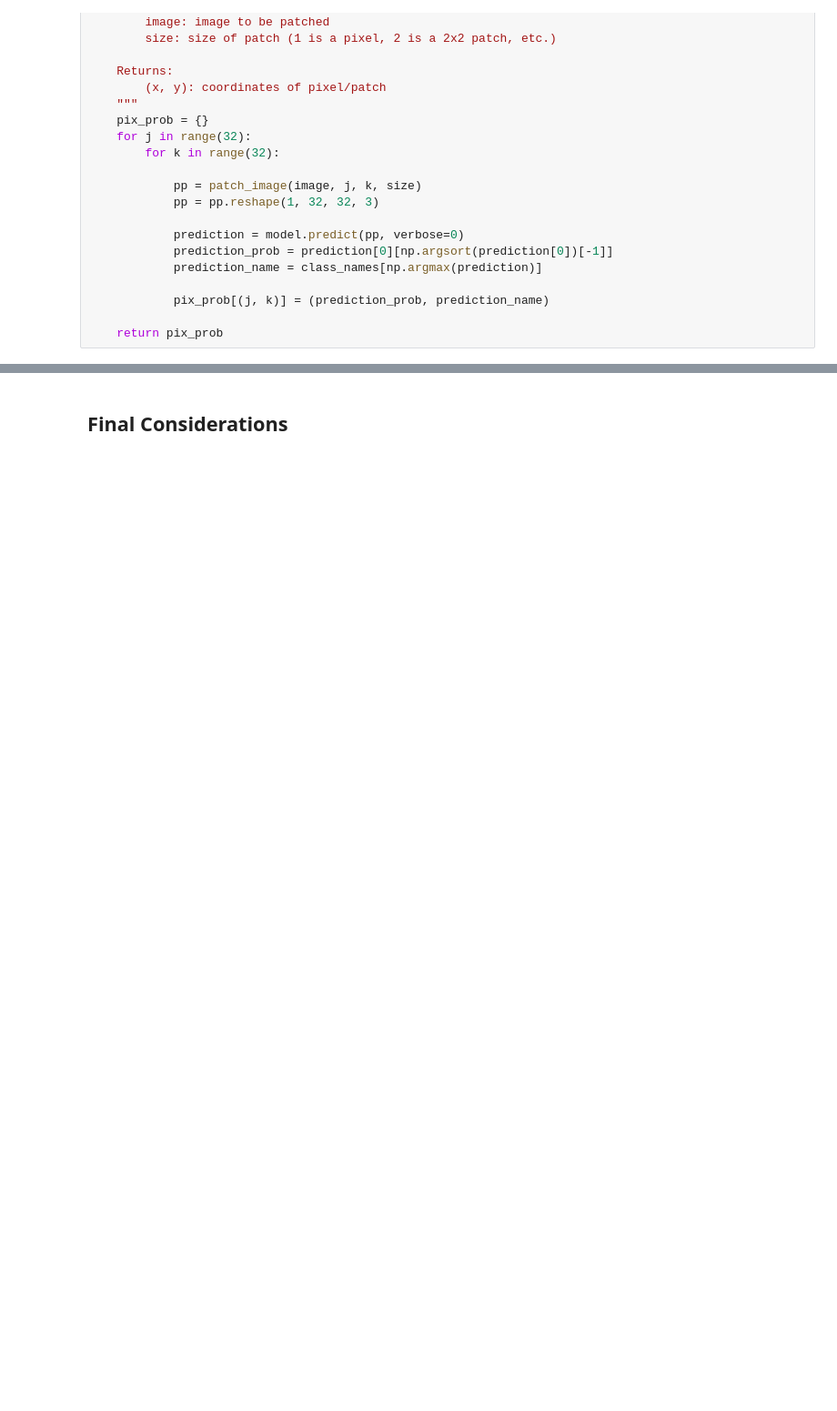
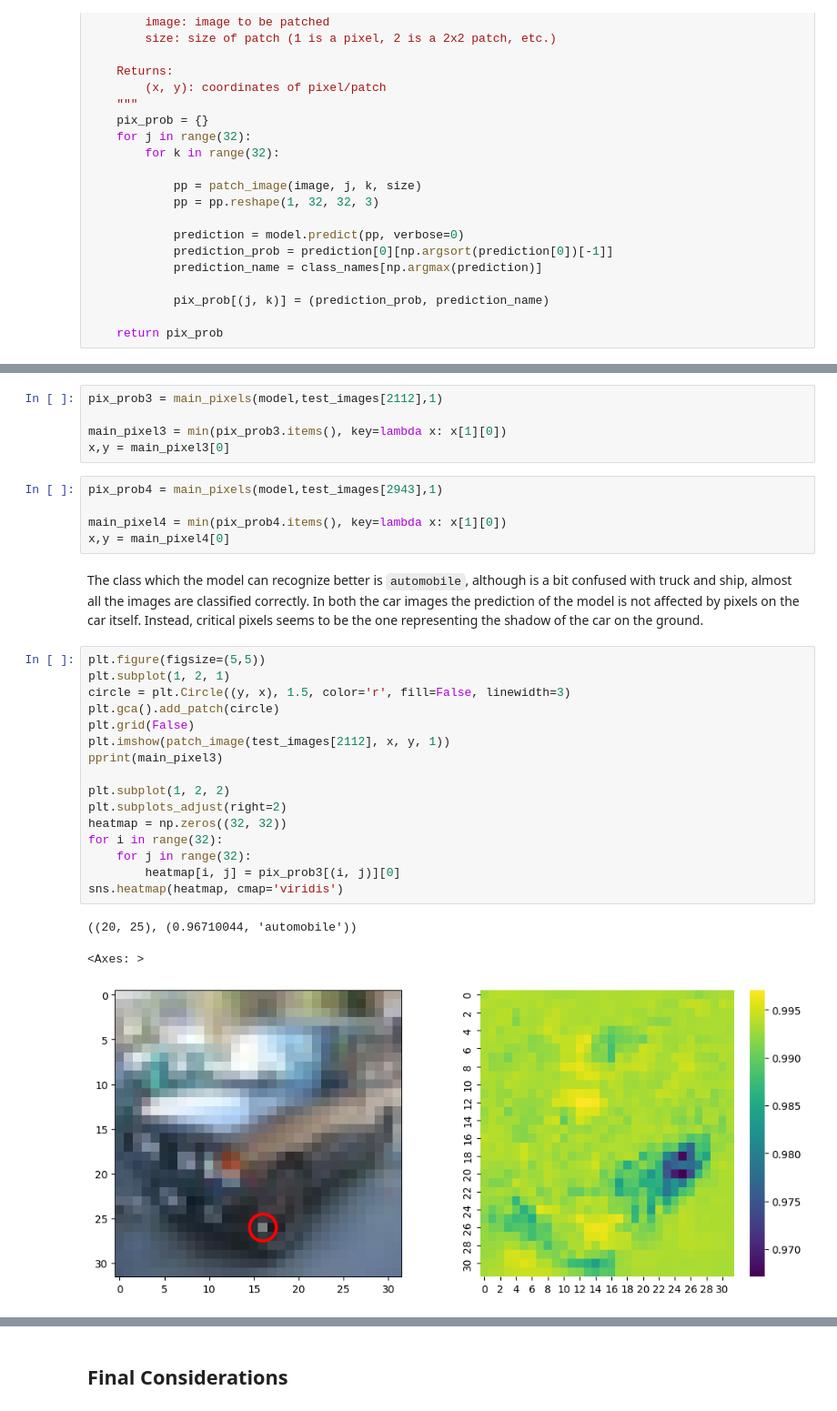
Before and after one commit to lilf4p/ispr-midterm, a Jupyter notebook: midterm3/image_classification.ipynb, the cells around one changed output, grey strips where cells are left out. Shown at 91% size. Drawn from its saved outputs; the diff is of its cells as text; blank space fills up the shorter version.

```diff
--- a/midterm3/image_classification.ipynb
+++ b/midterm3/image_classification.ipynb
@@ -450,0 +479,32 @@ sns.heatmap(heatmap, cmap='viridis')
+# %%
+pix_prob3 = main_pixels(model,test_images[2112],1)
+
+main_pixel3 = min(pix_prob3.items(), key=lambda x: x[1][0])
+x,y = main_pixel3[0]
+# %%
+pix_prob4 = main_pixels(model,test_images[2943],1)
+
+main_pixel4 = min(pix_prob4.items(), key=lambda x: x[1][0])
+x,y = main_pixel4[0]
+# %% [markdown]
+The class which the model can recognize better is `automobile`, although is a bit confused with truck and ship, almost all the images are classified correctly. In both the car images the prediction of the model is not affected by pixels on the car itself. Instead, critical pixels seems to be the one representing the shadow of the car on the ground.
+# %%
+plt.figure(figsize=(5,5))
+plt.subplot(1, 2, 1)
+circle = plt.Circle((y, x), 1.5, color='r', fill=False, linewidth=3)
+plt.gca().add_patch(circle)
+plt.grid(False)
+plt.imshow(patch_image(test_images[2112], x, y, 1))
+pprint(main_pixel3)
+
+plt.subplot(1, 2, 2)
+plt.subplots_adjust(right=2)
+heatmap = np.zeros((32, 32))
+for i in range(32):
+    for j in range(32):
+        heatmap[i, j] = pix_prob3[(i, j)][0]
+sns.heatmap(heatmap, cmap='viridis')
+# %% [output]
+((20, 25), (0.96710044, 'automobile'))
+<Axes: >
+[figure, added]
```
Also changed, not shown: parts of 36 cells of this notebook, 2 other files.
